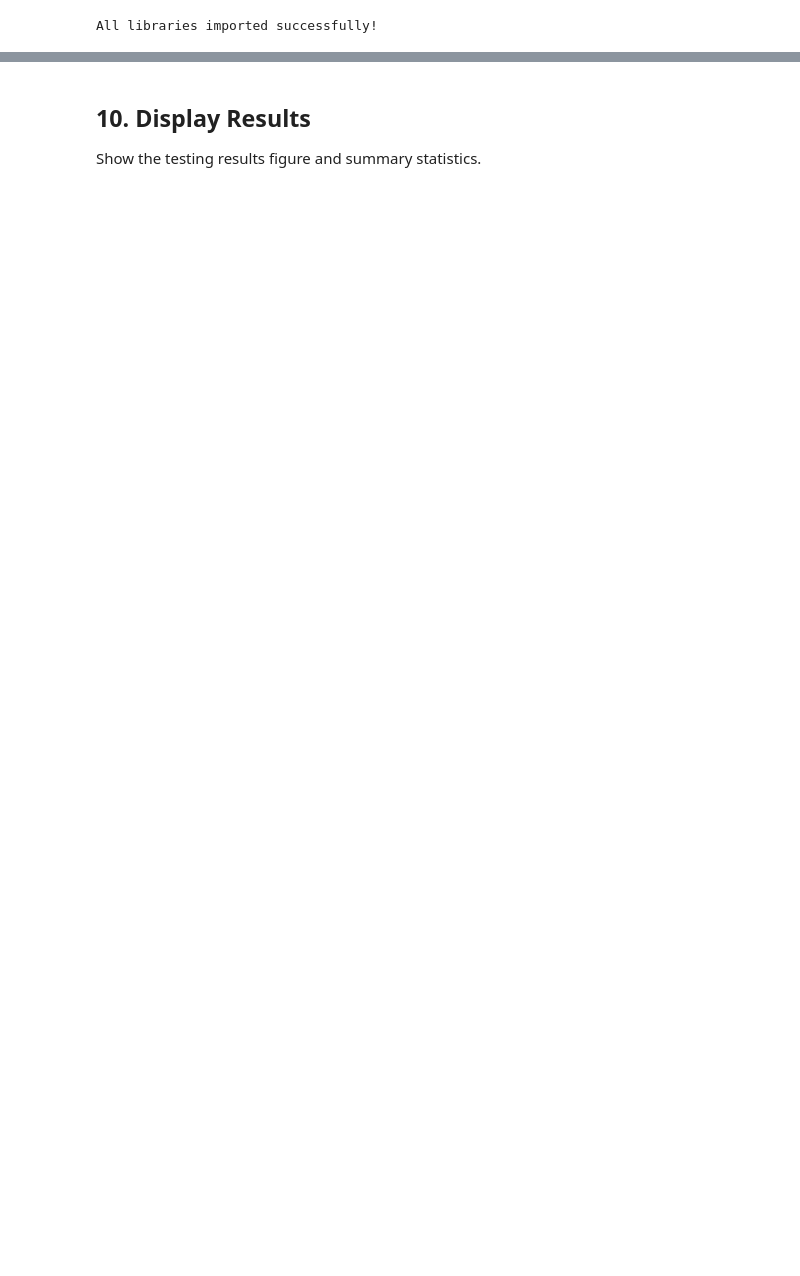
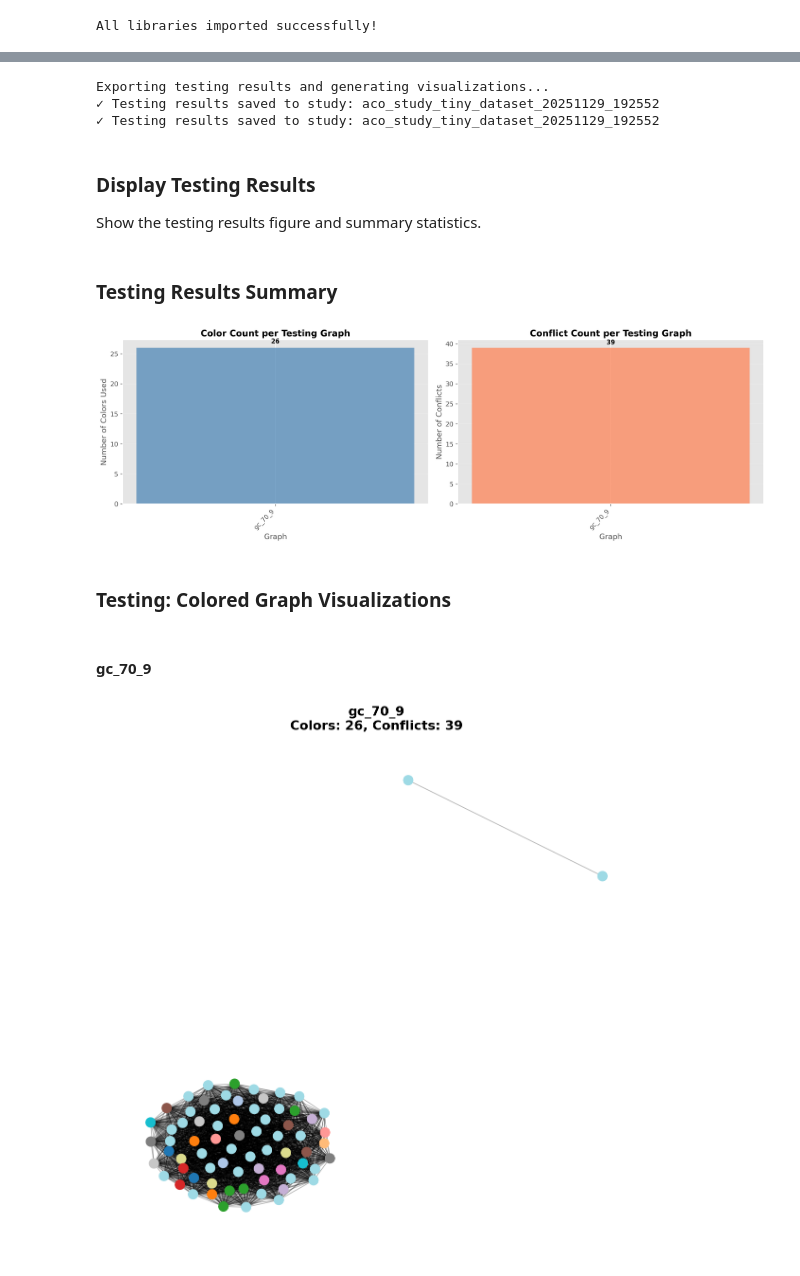
Before and after one commit to m3mahdy/graph_coloring_antcol, a Jupyter notebook: assignemnt3/code/aco_hyperparameter_tuning.ipynb, the cells around one changed output, grey strips where cells are left out. Saved outputs shown, nothing was run; the diff lists cells and outputs as text; code cells hidden in the pictures; blank space fills up the shorter version.

```diff
--- a/assignemnt3/code/aco_hyperparameter_tuning.ipynb
+++ b/assignemnt3/code/aco_hyperparameter_tuning.ipynb
@@ -314,20 +609,40 @@ print("\n" + "=" * 70)
 # %%
 # Export results and generate visualizations
+print("\nExporting testing results and generating visualizations...")
 exported_files = export_results(testing_results, best_params, STUDY_NAME, DATA_ROOT)
-figure_path = visualize_testing_results(testing_results, STUDY_NAME, DATA_ROOT)
+testing_path = visualize_testing_results(testing_results, STUDY_NAME, DATA_ROOT)
 
-print(f"\nResults exported successfully!")
-print(f"Testing figure saved to: {figure_path}")
+print(f"✓ Testing results saved to study: {STUDY_NAME}")
+# %% [output]
+Exporting testing results and generating visualizations...
+✓ Testing results saved to study: aco_study_tiny_dataset_20251129_192552
+✓ Testing results saved to study: aco_study_tiny_dataset_20251129_192552
 # %% [markdown]
-## 10. Display Results
+###  Display Testing Results
 
 Show the testing results figure and summary statistics.
 # %%
-# Display the testing results figure
-display(Image(filename=str(figure_path)))
+# Display testing results summary figure
+display(Markdown("### Testing Results Summary"))
+summary_fig_path = testing_path / 'summary.png'
+if summary_fig_path.exists():
+    display(Image(filename=str(summary_fig_path)))
+
+# Display colored graph visualizations from testing
+display(Markdown("### Testing: Colored Graph Visualizations"))
+for graph_name in testing_results.keys():
+    graph_fig_path = testing_path / f"graph_{graph_name}.png"
+    if graph_fig_path.exists():
+        display(Markdown(f"#### {graph_name}"))
+        display(Image(filename=str(graph_fig_path)))
+
 
 # Print summary statistics
+print("\n")
 print_summary_statistics(exported_files['summary_df'])
-
-# Print file locations
-print_file_locations(STUDY_NAME, DATA_ROOT, exported_files, figure_path)
+# %% [output]
+### Testing Results Summary
+[figure, added]
+### Testing: Colored Graph Visualizations
+#### gc_70_9
+[figure, added]
```
Also changed, not shown: parts of 24 cells of this notebook, 9 other files.
